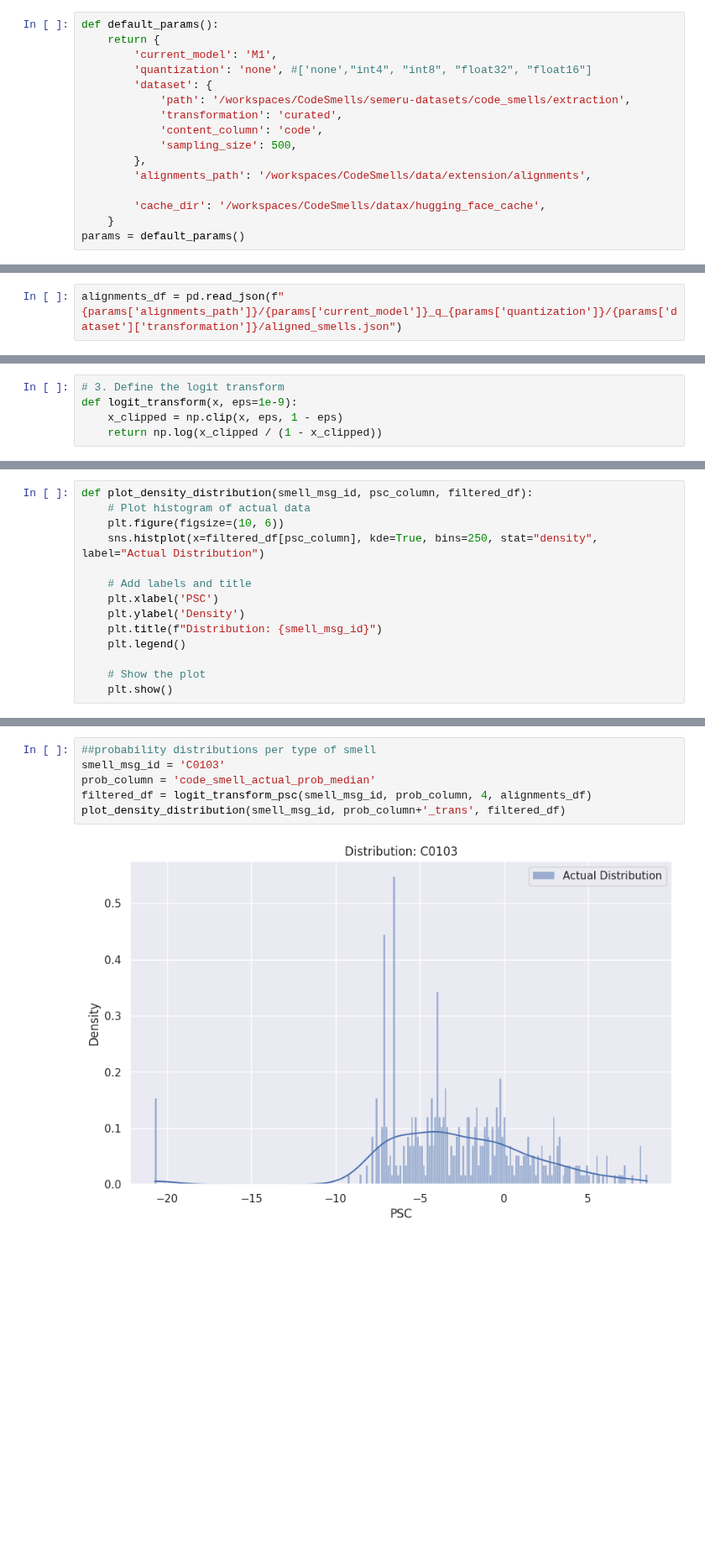
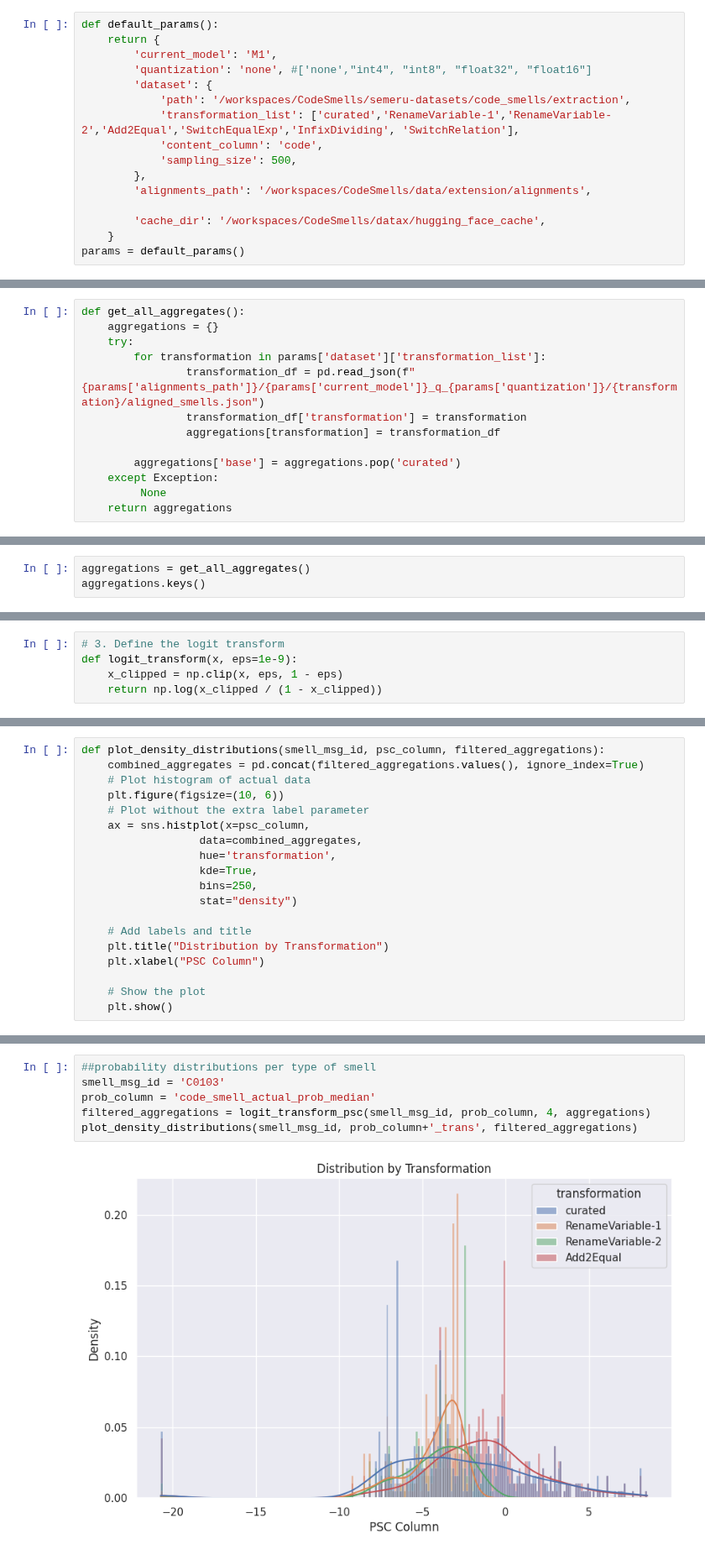
Before and after one commit to WM-SEMERU/CodeSmellExt, a Jupyter notebook: notebooks/extension/06_robustness_analysis.ipynb, the cells around one changed output, grey strips where cells are left out. Shown at 84% size. Drawn from its saved outputs; the diff is of its cells as text; blank space fills up the shorter version.

```diff
--- a/notebooks/extension/06_robustness_analysis.ipynb
+++ b/notebooks/extension/06_robustness_analysis.ipynb
@@ -7,7 +7,7 @@ def default_params():
         'quantization': 'none', #['none',"int4", "int8", "float32", "float16"]
         'dataset': {
             'path': '/workspaces/CodeSmells/semeru-datasets/code_smells/extraction',
-            'transformation': 'curated',
+            'transformation_list': ['curated','RenameVariable-1','RenameVariable-2','Add2Equal','SwitchEqualExp','InfixDividing', 'SwitchRelation'],
             'content_column': 'code',
             'sampling_size': 500,
         },
@@ -64,4 +64,15 @@ def bootstrapping( np_data, np_func, size ):
 # %% [markdown]
 #### Load Aggregates
 # %%
-alignments_df = pd.read_json(f"{params['alignments_path']}/{params['current_model']}_q_{params['quantization']}/{params['dataset']['transformation']}/aligned_smells.json")
+def get_all_aggregates():
+    aggregations = {}
+    try:
+        for transformation in params['dataset']['transformation_list']:
+                transformation_df = pd.read_json(f"{params['alignments_path']}/{params['current_model']}_q_{params['quantization']}/{transformation}/aligned_smells.json")
+                transformation_df['transformation'] = transformation
+                aggregations[transformation] = transformation_df
+
+        aggregations['base'] = aggregations.pop('curated')
+    except Exception:
+         None
+    return aggregations
@@ -75,0 +79,3 @@ alignments_df.head(3)
+# %%
+aggregations = get_all_aggregates()
+aggregations.keys()
@@ -118,14 +130,19 @@ def logit_transform_psc(smell_msg_id, prob_column, decimal_spaces, alignments_df
 # %%
-def plot_density_distribution(smell_msg_id, psc_column, filtered_df):
+def plot_density_distributions(smell_msg_id, psc_column, filtered_aggregations):
+    combined_aggregates = pd.concat(filtered_aggregations.values(), ignore_index=True)
     # Plot histogram of actual data
     plt.figure(figsize=(10, 6))
-    sns.histplot(x=filtered_df[psc_column], kde=True, bins=250, stat="density", label="Actual Distribution")
+    # Plot without the extra label parameter
+    ax = sns.histplot(x=psc_column,
+                  data=combined_aggregates,
+                  hue='transformation',
+                  kde=True,
+                  bins=250,
+                  stat="density")
 
     # Add labels and title
-    plt.xlabel('PSC')
-    plt.ylabel('Density')
-    plt.title(f"Distribution: {smell_msg_id}")
-    plt.legend()
+    plt.title("Distribution by Transformation")
+    plt.xlabel("PSC Column")
 
     # Show the plot
     plt.show()
@@ -132,8 +158,8 @@ def plot_density_distribution(smell_msg_id, psc_column, filtered_df):
 # %%
 ##probability distributions per type of smell
 smell_msg_id = 'C0103'
 prob_column = 'code_smell_actual_prob_median'
-filtered_df = logit_transform_psc(smell_msg_id, prob_column, 4, alignments_df)
-plot_density_distribution(smell_msg_id, prob_column+'_trans', filtered_df)
+filtered_aggregations = logit_transform_psc(smell_msg_id, prob_column, 4, aggregations)
+plot_density_distributions(smell_msg_id, prob_column+'_trans', filtered_aggregations)
 # %% [output]
-[figure, old version]
+[figure, new version]
```
Also changed, not shown: parts of 8 cells of this notebook, 20 other files.
